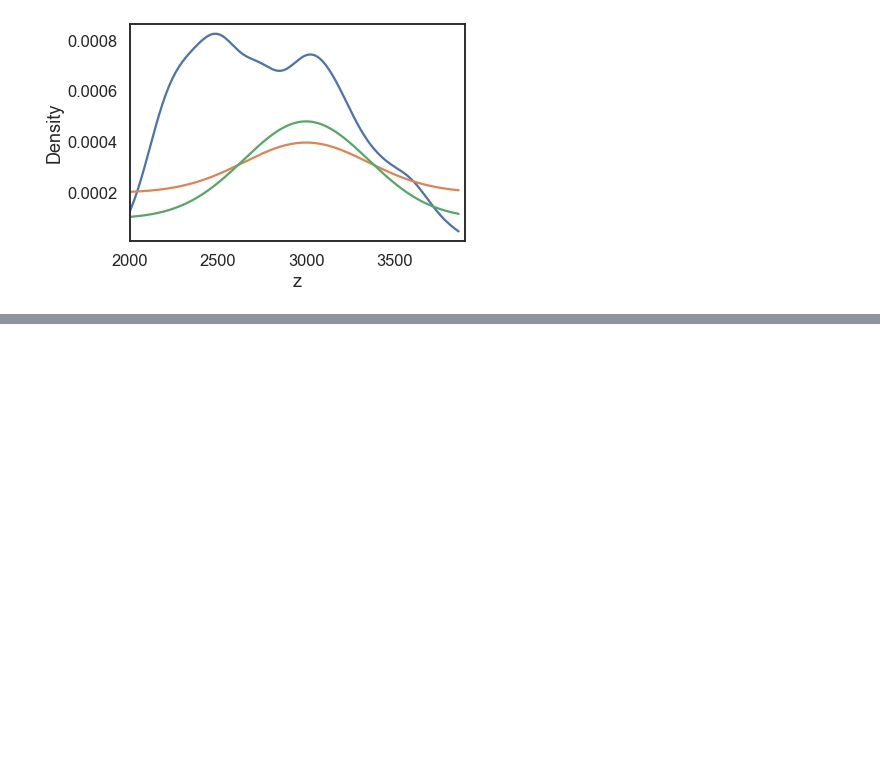
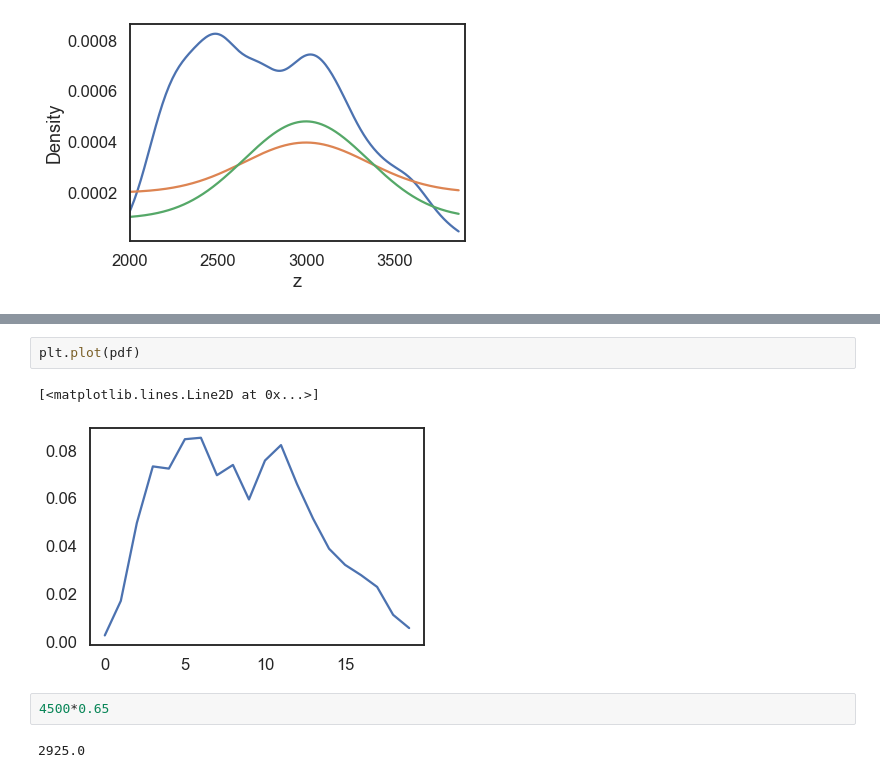
Before and after one commit to toddehlers/ESD_thermotrace, a Jupyter notebook: parameter_study.ipynb, the cells around one changed output, grey strips where cells are left out. Drawn from its saved outputs; the diff is of its cells as text; blank space fills up the shorter version.

```diff
--- a/parameter_study.ipynb
+++ b/parameter_study.ipynb
@@ -192,0 +211,9 @@ x5 = ws_data.E3000/ws_data.E3000.sum()
+# %%
+plt.plot(pdf)
+# %% [output]
+[<matplotlib.lines.Line2D at 0x...>]
+[figure, added]
+# %%
+4500*0.65
+# %% [output]
+2925.0
```
Also changed, not shown: parts of 5 cells of this notebook, 5 other files.
